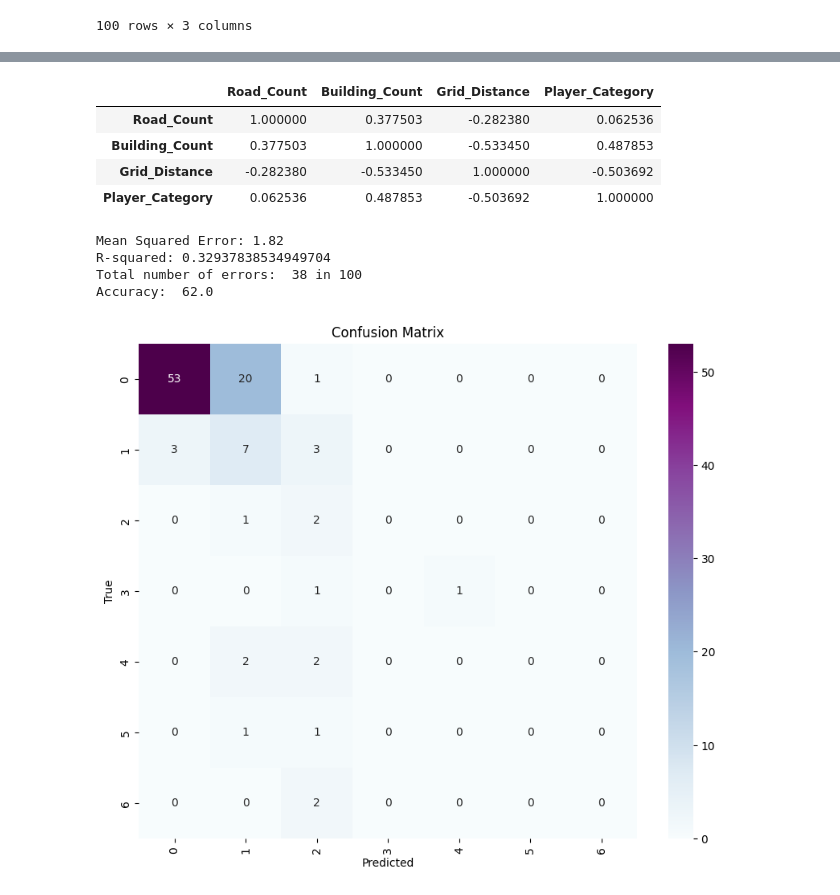
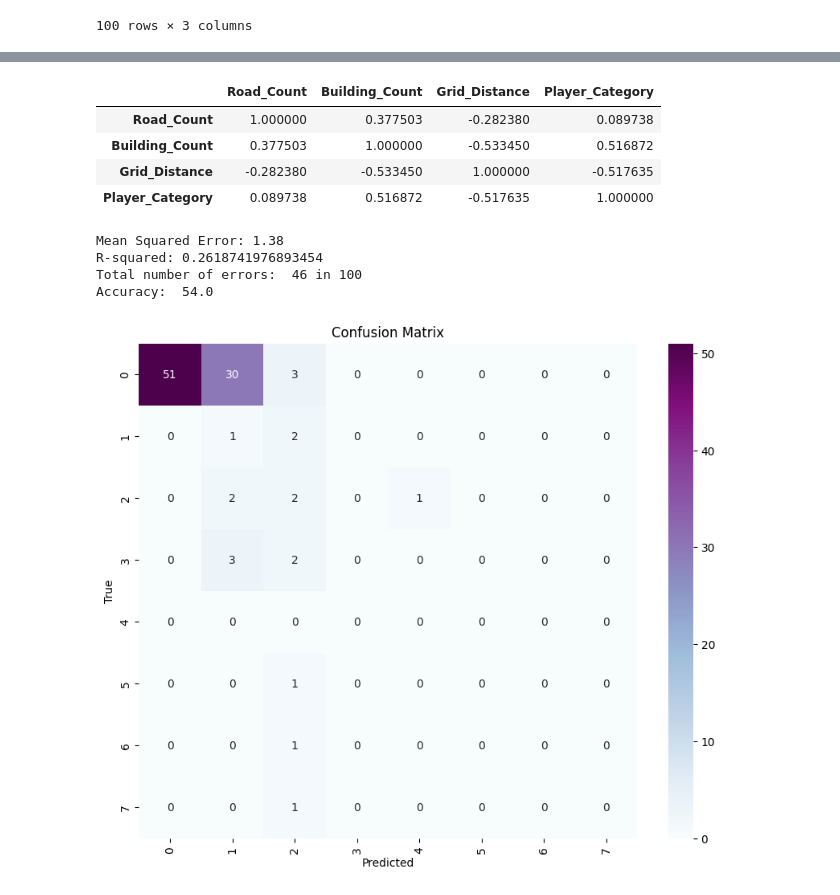
Before and after one commit to cris112212/New_Project, a Jupyter notebook: Data/Statistics.ipynb, the cells around one changed output, grey strips where cells are left out. Saved outputs shown, nothing was run; the diff lists cells and outputs as text; code cells hidden in the pictures.

```diff
--- a/Data/Statistics.ipynb
+++ b/Data/Statistics.ipynb
@@ -416,6 +351,12 @@ playerrr_count = model_df['Player_Count']
 # %%
 n=test_df['Player_Count'].max()
+playerrr_count = train_df['Player_Count']
+
+
+train_df = train_df.div(train_df.max())
+validation_df = validation_df.div(validation_df.max())
 test_df = test_df.div(test_df.max())
-test_df
+
+train_df
 # %% [output]
 |  | Road_Count | Building_Count | Grid_Distance | Player_Count |
@@ -434,14 +375,15 @@ test_df
 # %%
 # Define the bins and labels for categorization
 bins = [i/10 for i in range(0, 11)]  # Creating bins from 0.0 to 1.0 at intervals of 0.1
-print(bins)
 labels = range(0, 10)  # Labels from 0 to 9 representing each 10% interval
 
-# Categorize the Player_Count column
-model_df['Player_Category'] = pd.cut(model_df['Player_Count'], bins=bins, labels=labels, include_lowest=True)
-model_df = model_df.drop('Player_Count', axis=1)
-model_df
 
+train_df['Player_Category'] = pd.cut(train_df['Player_Count'], bins=bins, labels=labels, include_lowest=True)
+train_df = train_df.drop('Player_Count', axis=1)
+
+
+validation_df['Player_Category'] = pd.cut(validation_df['Player_Count'], bins=bins, labels=labels, include_lowest=True)
+validation_df = validation_df.drop('Player_Count', axis=1)
 
 # Categorize the Player_Count column
 test_df['Player_Category'] = pd.cut(test_df['Player_Count'], bins=bins, labels=labels, include_lowest=True)
@@ -451,11 +407,11 @@ test_df = test_df.drop('Player_Count', axis=1)
 # %%
-model_df.corr()#10
+train_df.corr()#10
 # %% [output]
 |  | Road_Count | Building_Count | Grid_Distance | Player_Category |
-| Road_Count | 1.000000 | 0.377503 | -0.282380 | 0.062536 |
-| Building_Count | 0.377503 | 1.000000 | -0.533450 | 0.487853 |
-| Grid_Distance | -0.282380 | -0.533450 | 1.000000 | -0.503692 |
-| Player_Category | 0.062536 | 0.487853 | -0.503692 | 1.000000 |
+| Road_Count | 1.000000 | 0.377503 | -0.282380 | 0.089738 |
+| Building_Count | 0.377503 | 1.000000 | -0.533450 | 0.516872 |
+| Grid_Distance | -0.282380 | -0.533450 | 1.000000 | -0.517635 |
+| Player_Category | 0.089738 | 0.516872 | -0.517635 | 1.000000 |
 # %%
 from sklearn.model_selection import train_test_split
 from sklearn.linear_model import LinearRegression
@@ -464,17 +420,14 @@ import pandas as pd
 from sklearn.metrics import confusion_matrix
 
 
-df = pd.DataFrame(model_df)
+X_train = train_df[['Road_Count', 'Building_Count', 'Grid_Distance']]
+y_train = train_df['Player_Category']
 
-# Splitting the data into training and testing sets
-X_train = df[['Road_Count', 'Building_Count', 'Grid_Distance']]
-y_train = df['Player_Category']
+X_val = validation_df[['Road_Count', 'Building_Count', 'Grid_Distance']]
+y_val = validation_df['Player_Category']
 
-df = pd.DataFrame(test_df)
-
-# Splitting the data into training and testing sets
-X_test = df[['Road_Count', 'Building_Count', 'Grid_Distance']]
-y_test = df['Player_Category']
+X_test = test_df[['Road_Count', 'Building_Count', 'Grid_Distance']]
+y_test = test_df['Player_Category']
 
 
 
@@ -484,38 +437,38 @@ model = LinearRegression()
 # Training the model
 model.fit(X_train, y_train)
 
 # Predicting Player_Count
 y_pred = np.round(np.abs(model.predict(X_test)),0)
 
 # Evaluating the model
 mse = mean_squared_error(y_test, y_pred)
 r2 = r2_score(y_test, y_pred)
 
 print("Mean Squared Error:", mse)
 print("R-squared:", r2)
 
 
 cm = confusion_matrix(y_test, y_pred)
 
 print('Total number of errors: ', np.sum(y_test != y_pred),'in', len(y_test))
 print('Accuracy: ', np.sum(y_test == y_pred) / len(y_test) * 100)
 
 
 
 # Create a heatmap
 plt.figure(figsize=(10, 8))
 sns.heatmap(cm, annot=True, fmt="d", cmap="BuPu")
 plt.xlabel("Predicted")
 plt.ylabel("True")
 plt.title("Confusion Matrix")
 plt.xticks(rotation=90)
 plt.show()
 # %% [output]
-Mean Squared Error: 1.82
-R-squared: 0.32937838534949704
-Total number of errors:  38 in 100
-Accuracy:  62.0
+Mean Squared Error: 1.38
+R-squared: 0.2618741976893454
+Total number of errors:  46 in 100
+Accuracy:  54.0
-[figure, old version]
+[figure, new version]
 # %%
 plt.figure(figsize=(10, 10))
 sns.heatmap(y_pred.reshape(grid_shape), annot=True, fmt=".0f", cmap='viridis', linewidths=.5, square=True)
```
Also changed, not shown: parts of 26 cells of this notebook, 5 other files.
